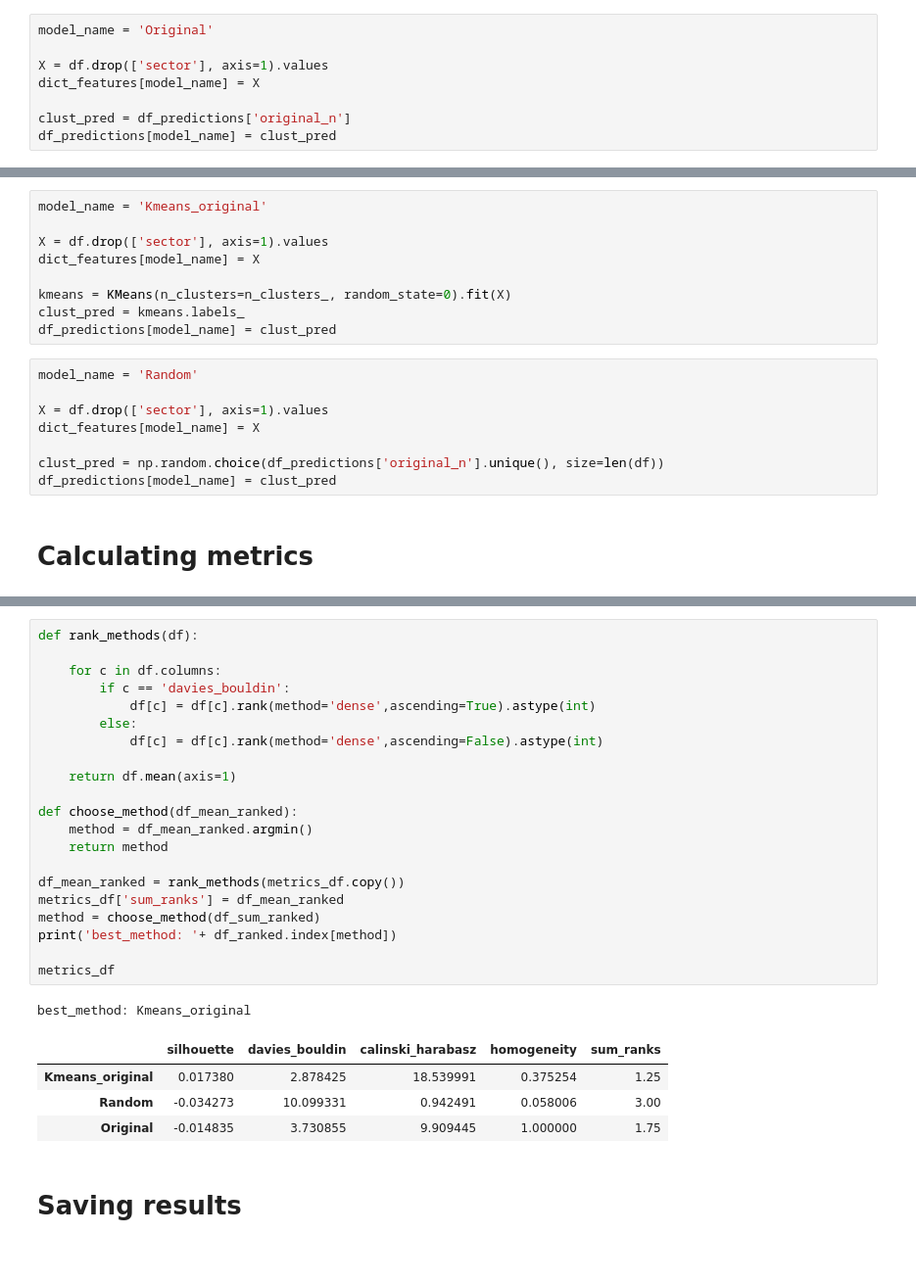
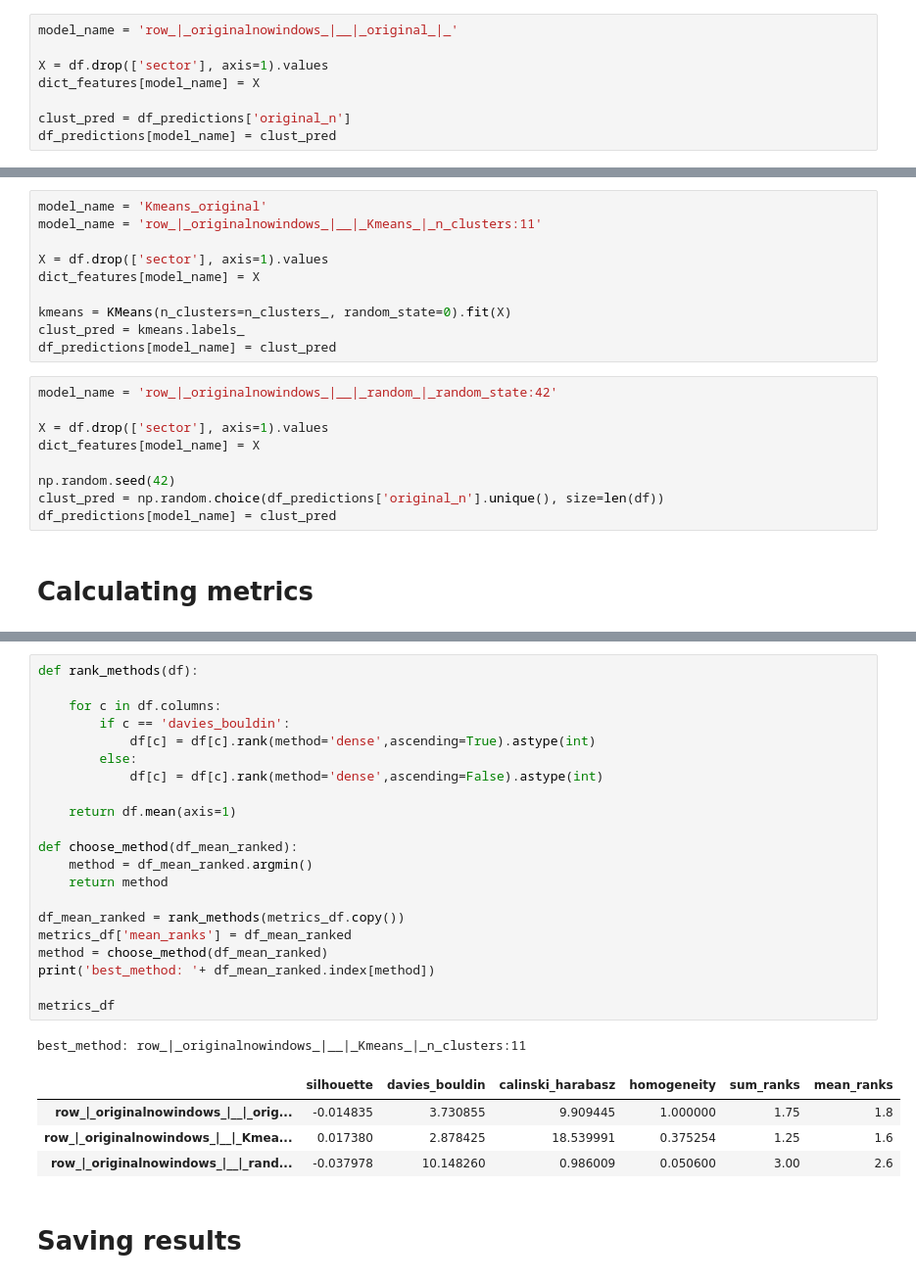
Before and after one commit to risksrobots/stock_clustering, a Jupyter notebook: pipeline.ipynb, the cells around one changed output, grey strips where cells are left out. Shown: that part at 98% size. Saved outputs shown, nothing was run; the diff lists cells and outputs as text.

```diff
--- a/pipeline.ipynb
+++ b/pipeline.ipynb
@@ -296,7 +312,7 @@ df_predictions
 | PNW | Utilities | 10 |
 487 rows × 2 columns
 # %%
-model_name = 'Original'
+model_name = 'row_|_originalnowindows_|__|_original_|_'
 
 X = df.drop(['sector'], axis=1).values
 dict_features[model_name] = X
@@ -306,5 +346,6 @@ df_predictions[model_name] = clust_pred
 # %%
 model_name = 'Kmeans_original'
+model_name = 'row_|_originalnowindows_|__|_Kmeans_|_n_clusters:11'
 
 X = df.drop(['sector'], axis=1).values
 dict_features[model_name] = X
@@ -313,11 +354,12 @@ kmeans = KMeans(n_clusters=n_clusters_, random_state=0).fit(X)
 clust_pred = kmeans.labels_
 df_predictions[model_name] = clust_pred
 # %%
-model_name = 'Random'
+model_name = 'row_|_originalnowindows_|__|_random_|_random_state:42'
 
 X = df.drop(['sector'], axis=1).values
 dict_features[model_name] = X
 
+np.random.seed(42)
 clust_pred = np.random.choice(df_predictions['original_n'].unique(), size=len(df))
 df_predictions[model_name] = clust_pred
 # %% [markdown]
@@ -359,30 +401,30 @@ metrics_df
 # %%
 def rank_methods(df):
 
     for c in df.columns:
         if c == 'davies_bouldin':
             df[c] = df[c].rank(method='dense',ascending=True).astype(int)
         else:
             df[c] = df[c].rank(method='dense',ascending=False).astype(int)
 
     return df.mean(axis=1)
 
 def choose_method(df_mean_ranked):
     method = df_mean_ranked.argmin()
     return method
 
 df_mean_ranked = rank_methods(metrics_df.copy())
-metrics_df['sum_ranks'] = df_mean_ranked
-method = choose_method(df_sum_ranked)
-print('best_method: '+ df_ranked.index[method])
+metrics_df['mean_ranks'] = df_mean_ranked
+method = choose_method(df_mean_ranked)
+print('best_method: '+ df_mean_ranked.index[method])
 
 metrics_df
 # %% [output]
-best_method: Kmeans_original
+best_method: row_|_originalnowindows_|__|_Kmeans_|_n_clusters:11
-|  | silhouette | davies_bouldin | calinski_harabasz | homogeneity | sum_ranks |
-| Kmeans_original | 0.017380 | 2.878425 | 18.539991 | 0.375254 | 1.25 |
-| Random | -0.034273 | 10.099331 | 0.942491 | 0.058006 | 3.00 |
-| Original | -0.014835 | 3.730855 | 9.909445 | 1.000000 | 1.75 |
+|  | silhouette | davies_bouldin | calinski_harabasz | homogeneity | sum_ranks | mean_ranks |
+| row_|_originalnowindows_|__|_orig... | -0.014835 | 3.730855 | 9.909445 | 1.000000 | 1.75 | 1.8 |
+| row_|_originalnowindows_|__|_Kmea... | 0.017380 | 2.878425 | 18.539991 | 0.375254 | 1.25 | 1.6 |
+| row_|_originalnowindows_|__|_rand... | -0.037978 | 10.148260 | 0.986009 | 0.050600 | 3.00 | 2.6 |
 # %% [markdown]
 # Saving results
 # %%
```
Also changed, not shown: parts of 19 cells of this notebook, 3 other files.
